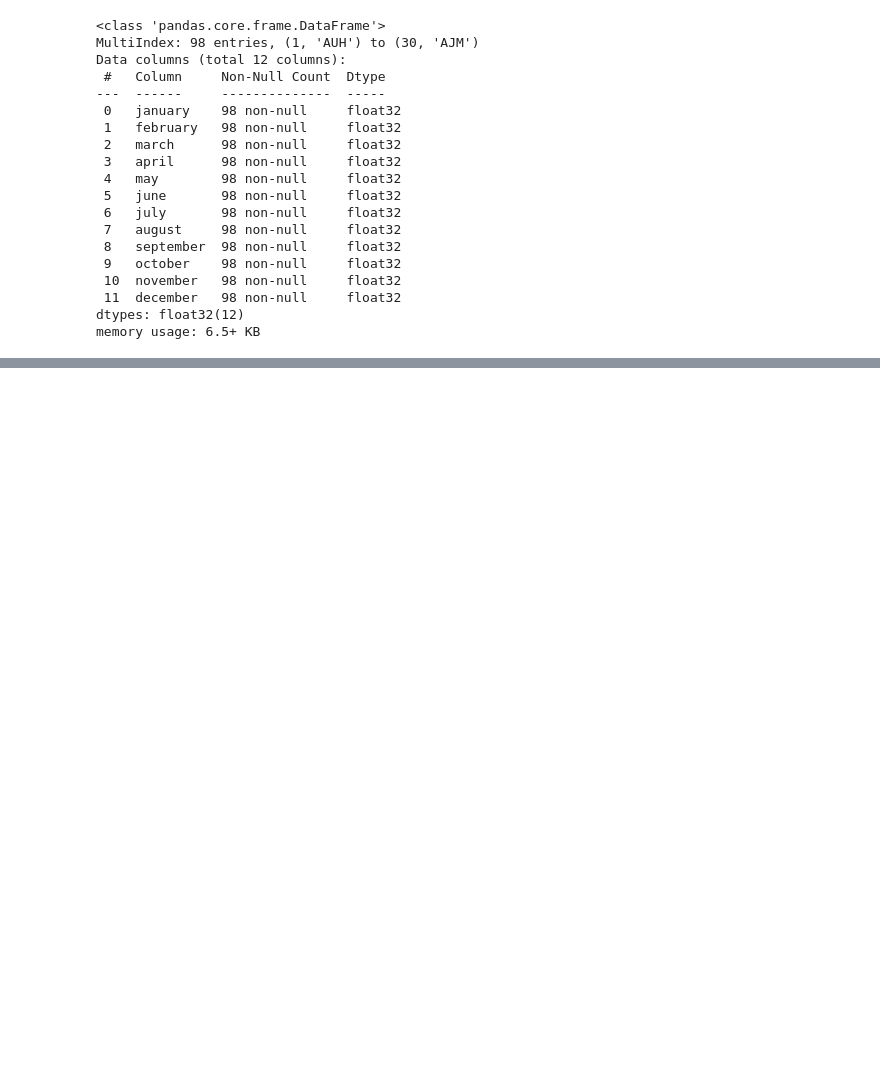
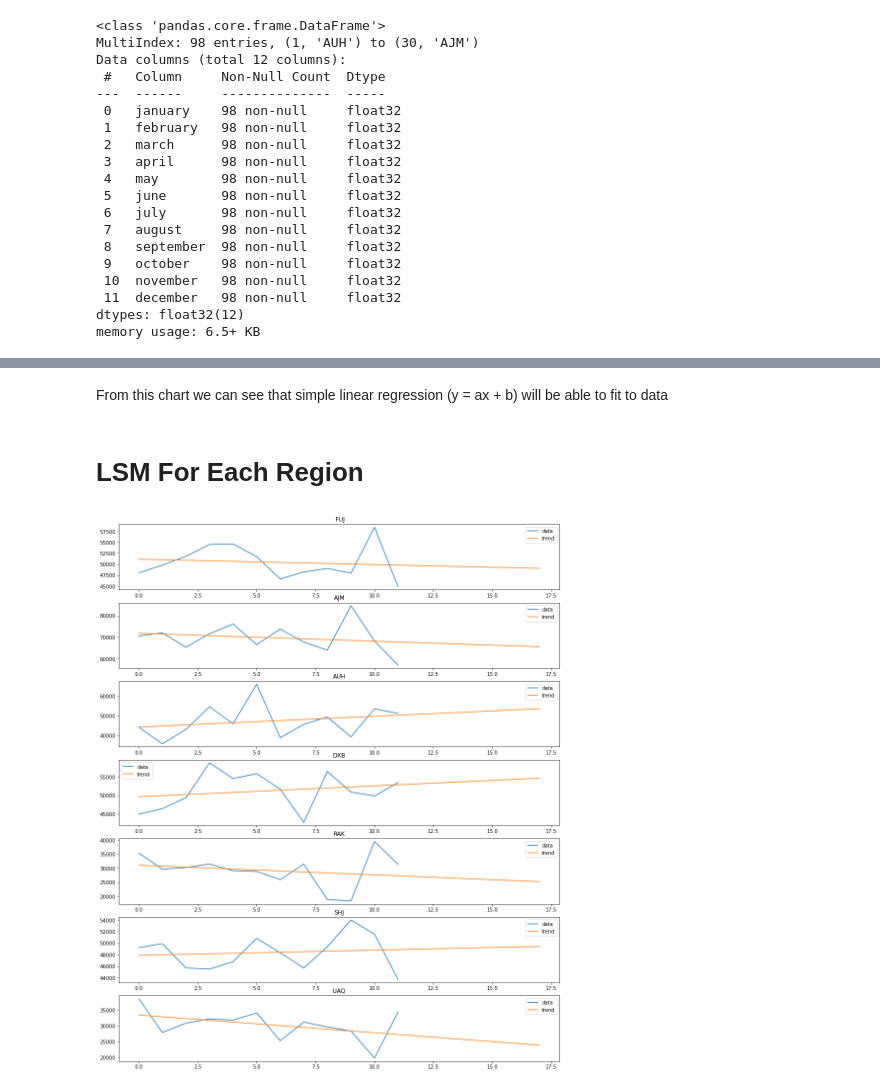
Before and after one commit to FreeLike76/KpiDataScience, a Jupyter notebook: Lab7/ds7_main.ipynb, the cells around one changed output, grey strips where cells are left out. Saved outputs shown, nothing was run; the diff lists cells and outputs as text; code cells hidden in the pictures; blank space fills up the shorter version.

```diff
--- a/Lab7/ds7_main.ipynb
+++ b/Lab7/ds7_main.ipynb
@@ -221,0 +183,28 @@ plt.show()
+# %% [markdown]
+From this chart we can see that simple linear regression (y = ax + b) will be able to fit to data
+# %% [markdown]
+# LSM For Each Region
+# %%
+plt.rcParams["figure.figsize"] = (16, 20)
+fig, axes = plt.subplots(df.columns.shape[0], 1)
+
+for i, region in enumerate(df.columns):
+    y = df[region].values
+
+    # find C
+    F = lsm_create_f(y.shape[0], 1)
+    C = lsm_coef(y, F)
+
+    # forecast
+    F = lsm_create_f(y.shape[0] + 6, 1)
+    y_hat = np.dot(F, C).reshape(-1)
+
+    #plot
+    axes[i].plot(np.arange(y.shape[0]), y, label="data")
+    axes[i].plot(np.arange(y_hat.shape[0]), y_hat, label="trend")
+    axes[i].set_title(region)
+    axes[i].legend()
+
+plt.show()
+# %% [output]
+[figure, added]
```
Also changed, not shown: parts of 9 cells of this notebook.
